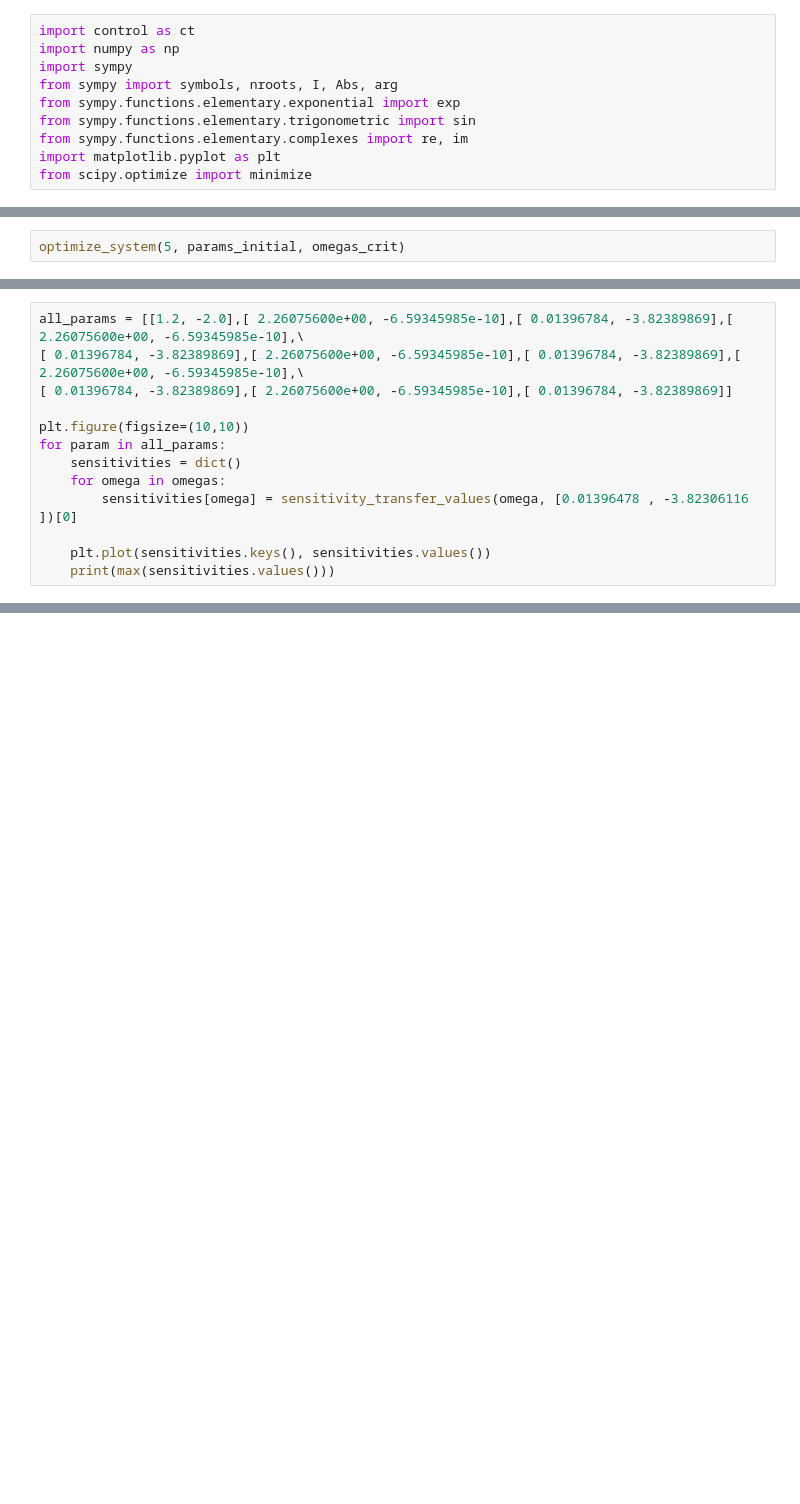
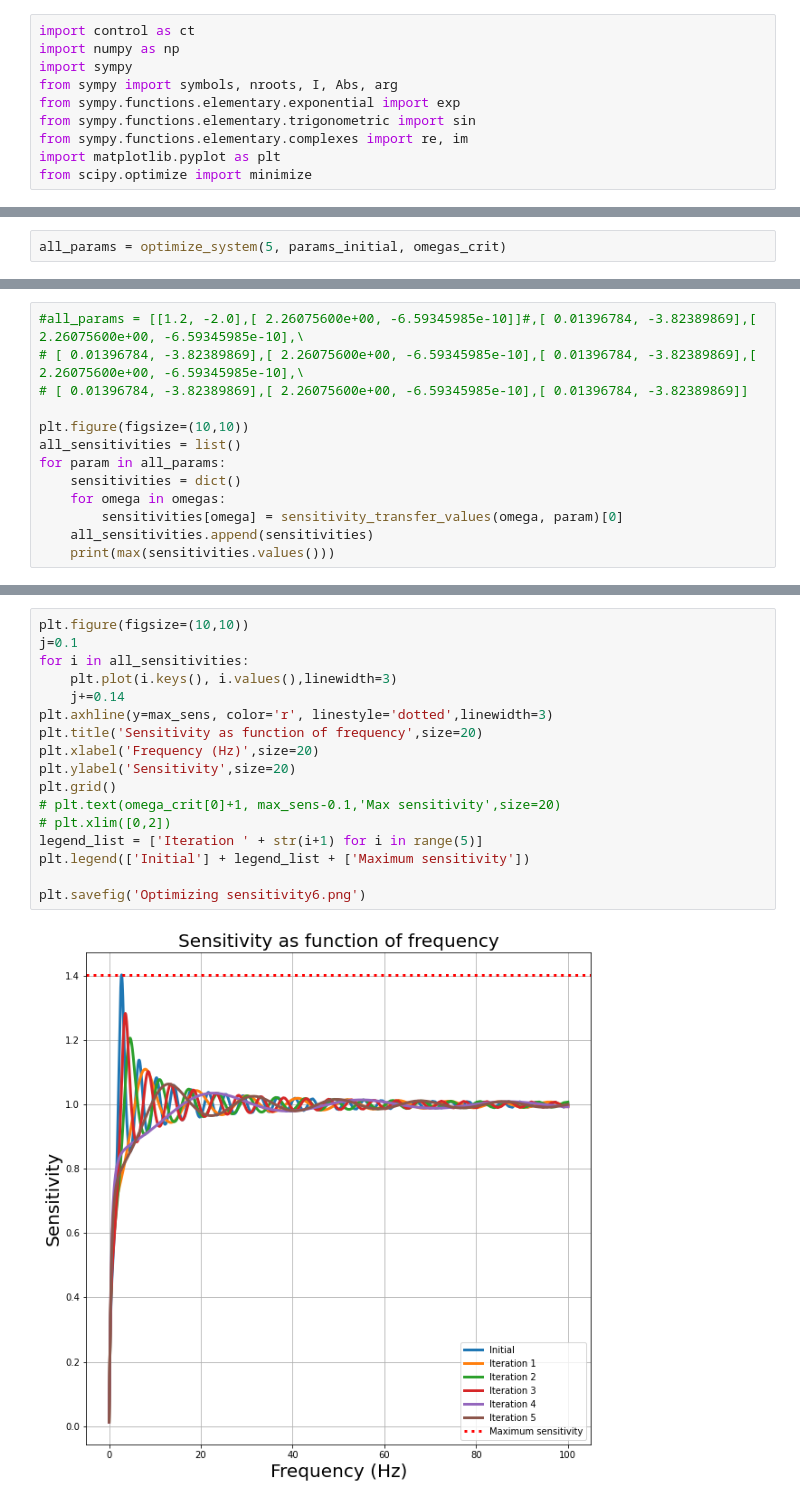
Before and after one commit to AedenLindelauf/Modelling-Week-Bosch, a Jupyter notebook: Stability analysis.ipynb, the cells around one changed output, grey strips where cells are left out. Drawn from its saved outputs; the diff is of its cells as text; blank space fills up the shorter version.

```diff
--- a/Stability analysis.ipynb
+++ b/Stability analysis.ipynb
@@ -183,4 +229,4 @@ print(Abs(sympy.N(mag[0])))
 # %%
-optimize_system(5, params_initial, omegas_crit)
+all_params = optimize_system(5, params_initial, omegas_crit)
 # %% [output]
 Optimization terminated successfully.
@@ -214,14 +249,14 @@ Optimization terminated successfully.
 # %%
-all_params = [[1.2, -2.0],[ 2.26075600e+00, -6.59345985e-10],[ 0.01396784, -3.82389869],[ 2.26075600e+00, -6.59345985e-10],\
-[ 0.01396784, -3.82389869],[ 2.26075600e+00, -6.59345985e-10],[ 0.01396784, -3.82389869],[ 2.26075600e+00, -6.59345985e-10],\
-[ 0.01396784, -3.82389869],[ 2.26075600e+00, -6.59345985e-10],[ 0.01396784, -3.82389869]]
+#all_params = [[1.2, -2.0],[ 2.26075600e+00, -6.59345985e-10]]#,[ 0.01396784, -3.82389869],[ 2.26075600e+00, -6.59345985e-10],\
+# [ 0.01396784, -3.82389869],[ 2.26075600e+00, -6.59345985e-10],[ 0.01396784, -3.82389869],[ 2.26075600e+00, -6.59345985e-10],\
+# [ 0.01396784, -3.82389869],[ 2.26075600e+00, -6.59345985e-10],[ 0.01396784, -3.82389869]]
 
 plt.figure(figsize=(10,10))
+all_sensitivities = list()
 for param in all_params:
     sensitivities = dict()
     for omega in omegas:
-        sensitivities[omega] = sensitivity_transfer_values(omega, [0.01396478 , -3.82306116 ])[0]
-
-    plt.plot(sensitivities.keys(), sensitivities.values())
+        sensitivities[omega] = sensitivity_transfer_values(omega, param)[0]
+    all_sensitivities.append(sensitivities)
     print(max(sensitivities.values()))
 # %% [output]
@@ -236,0 +270,19 @@ for param in all_params:
+# %%
+plt.figure(figsize=(10,10))
+j=0.1
+for i in all_sensitivities:
+    plt.plot(i.keys(), i.values(),linewidth=3)
+    j+=0.14
+plt.axhline(y=max_sens, color='r', linestyle='dotted',linewidth=3)
+plt.title('Sensitivity as function of frequency',size=20)
+plt.xlabel('Frequency (Hz)',size=20)
+plt.ylabel('Sensitivity',size=20)
+plt.grid()
+# plt.text(omega_crit[0]+1, max_sens-0.1,'Max sensitivity',size=20)
+# plt.xlim([0,2])
+legend_list = ['Iteration ' + str(i+1) for i in range(5)]
+plt.legend(['Initial'] + legend_list + ['Maximum sensitivity'])
+
+plt.savefig('Optimizing sensitivity6.png')
+# %% [output]
+[figure, added]
```
Also changed, not shown: parts of 13 cells of this notebook.
